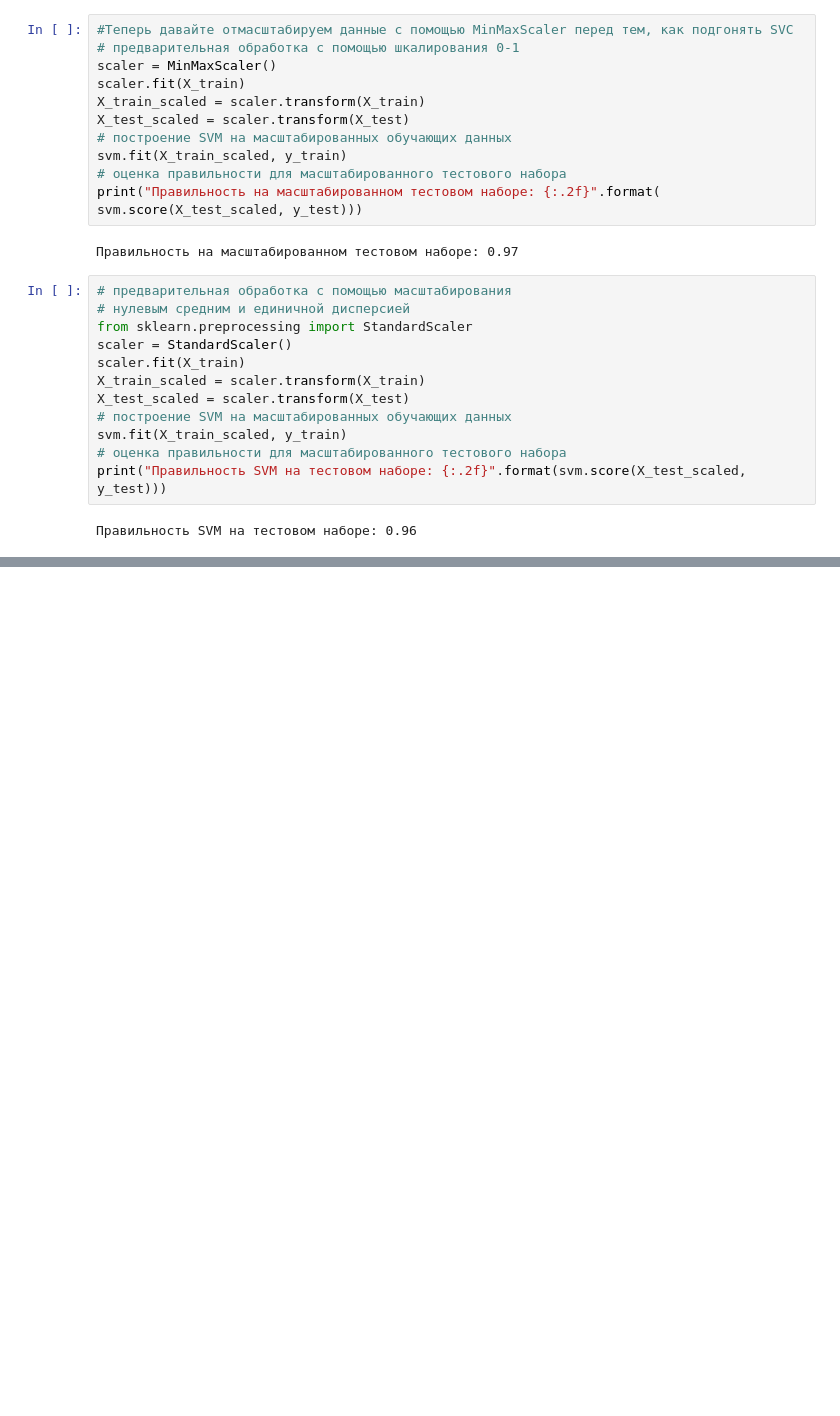
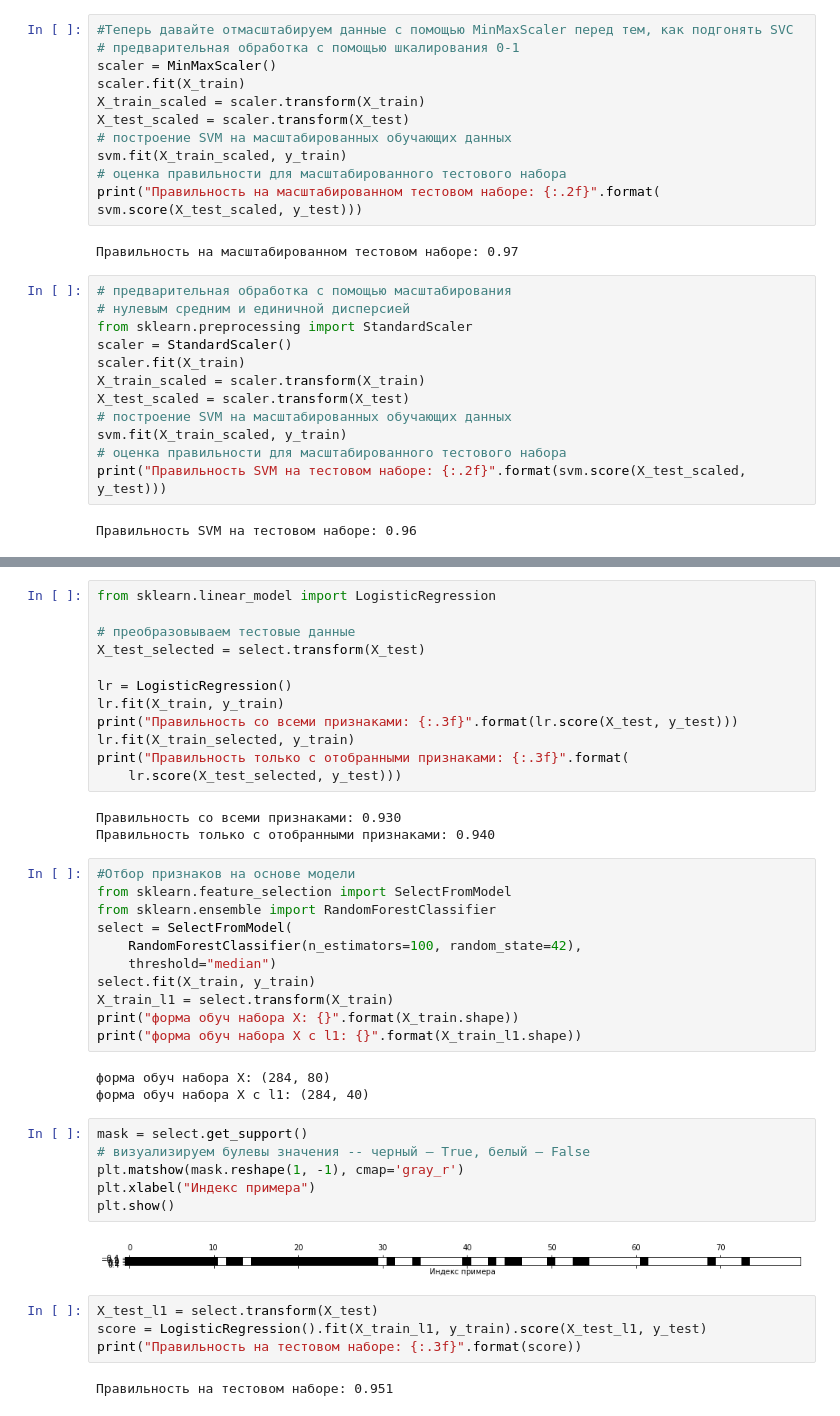
Before and after one commit to laasan/ML_in_Python, a Jupyter notebook: predobrabotka.ipynb, the cells around one changed output, grey strips where cells are left out. Saved outputs shown, nothing was run; the diff lists cells and outputs as text; blank space fills up the shorter version.

```diff
--- a/predobrabotka.ipynb
+++ b/predobrabotka.ipynb
@@ -153,0 +255,43 @@ print("Правильность SVM на тестовом наборе: {:.2f}".
+# %%
+from sklearn.linear_model import LogisticRegression
+
+# преобразовываем тестовые данные
+X_test_selected = select.transform(X_test)
+
+lr = LogisticRegression()
+lr.fit(X_train, y_train)
+print("Правильность со всеми признаками: {:.3f}".format(lr.score(X_test, y_test)))
+lr.fit(X_train_selected, y_train)
+print("Правильность только с отобранными признаками: {:.3f}".format(
+    lr.score(X_test_selected, y_test)))
+# %% [output]
+Правильность со всеми признаками: 0.930
+Правильность только с отобранными признаками: 0.940
+# %%
+#Отбор признаков на основе модели
+from sklearn.feature_selection import SelectFromModel
+from sklearn.ensemble import RandomForestClassifier
+select = SelectFromModel(
+    RandomForestClassifier(n_estimators=100, random_state=42),
+    threshold="median")
+select.fit(X_train, y_train)
+X_train_l1 = select.transform(X_train)
+print("форма обуч набора X: {}".format(X_train.shape))
+print("форма обуч набора X c l1: {}".format(X_train_l1.shape))
+# %% [output]
+форма обуч набора X: (284, 80)
+форма обуч набора X c l1: (284, 40)
+# %%
+mask = select.get_support()
+# визуализируем булевы значения -- черный – True, белый – False
+plt.matshow(mask.reshape(1, -1), cmap='gray_r')
+plt.xlabel("Индекс примера")
+plt.show()
+# %% [output]
+[figure, added]
+# %%
+X_test_l1 = select.transform(X_test)
+score = LogisticRegression().fit(X_train_l1, y_train).score(X_test_l1, y_test)
+print("Правильность на тестовом наборе: {:.3f}".format(score))
+# %% [output]
+Правильность на тестовом наборе: 0.951
```
Also changed, not shown: parts of 9 cells of this notebook.
